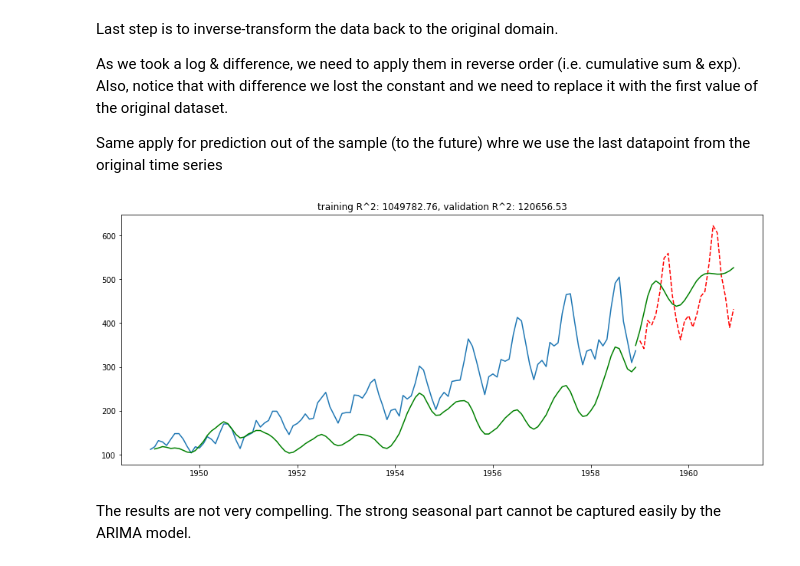
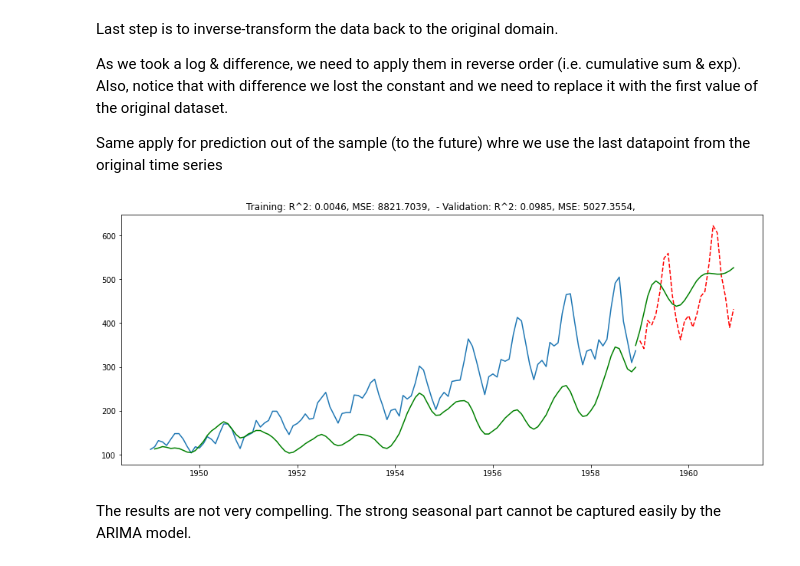
Before and after one commit to mlcollege/time-series-analysis, a Jupyter notebook: src/arima-complete.ipynb, the cells around one changed output. Drawn from its saved outputs; the diff is of its cells as text; code cells hidden in the pictures.

```diff
--- a/src/arima-complete.ipynb
+++ b/src/arima-complete.ipynb
@@ -340,15 +349,13 @@ Parameters can be set by inspection of auto-correlation and partial auto-correla
 After the model is fitted, we can plot it over original data. Notice that we are still in the transformed space.
 # %%
 from statsmodels.tsa.arima_model import ARIMA
+ts_log = np.log(training_ts)
 
-ts_log = np.log(training_ts)
-ts_log_diff = ts_log.diff().dropna()
-
-model = ARIMA(ts_log_diff, order=(2, 0, 3), freq="MS")
+model = ARIMA(ts_log, order=(2, 1, 3), freq="MS")
 results = model.fit(full_output=False, disp=False)
 
-plt.plot(ts_log_diff)
+plt.plot(ts_log.diff())
 plt.plot(results.fittedvalues, c='r')
-plt.title('R^2: %.4f'% sum((results.fittedvalues - ts_log_diff) ** 2))
+plt.title(get_metrics(ts_log[1:], results.fittedvalues))
 plt.show()
 # %% [output]
@@ -362,23 +369,22 @@ Same apply for prediction out of the sample (to the future) whre we use the last
 # %%
 import datetime
 from datetime import timedelta
 
 prediction = results.predict(start=training_ts.index[-1], end=training_ts.index[-1] + timedelta(days=365 * 2 + 1), dynamic=True)
 
 inflated = np.exp(results.fittedvalues.cumsum() + ts_log[0])
 inflated_prediction = np.exp(prediction.cumsum() + ts_log[-1])
 
 plt.plot(training_ts)
 plt.plot(validation_ts, 'r--')
 plt.plot(inflated, c='g')
 plt.plot(inflated_prediction, c='g')
 plt.title(
-    'training R^2: %.2f, validation R^2: %.2f' %
-    (sum((inflated - training_ts[1:]) ** 2), sum((inflated_prediction[1:] - validation_ts) ** 2))
+     f'Training: {get_metrics(training_ts[1:], inflated)} - Validation: {get_metrics(validation_ts, inflated_prediction[1:])}'
 )
 plt.show()
 # %% [output]
-[figure, old version]
+[figure, new version]
 # %% [markdown]
 The results are not very compelling. The strong seasonal part cannot be captured easily by the ARIMA model.
 # %% [markdown]
```
Also changed, not shown: parts of 5 cells of this notebook, 3 other files.
